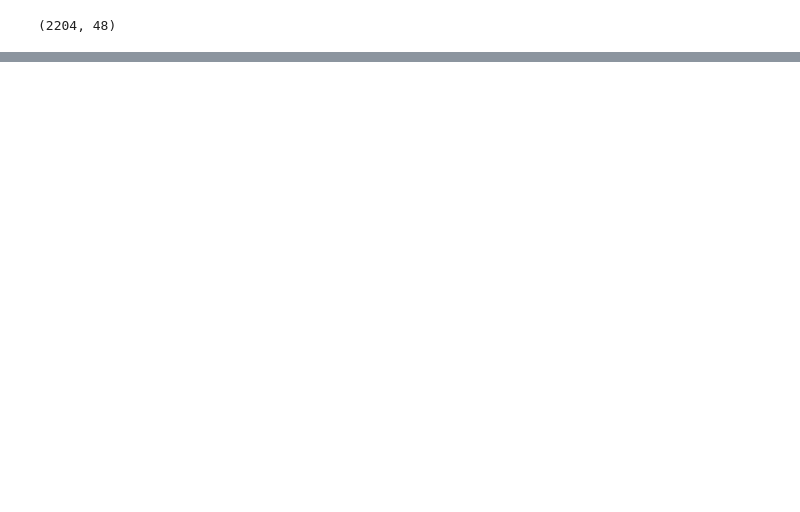
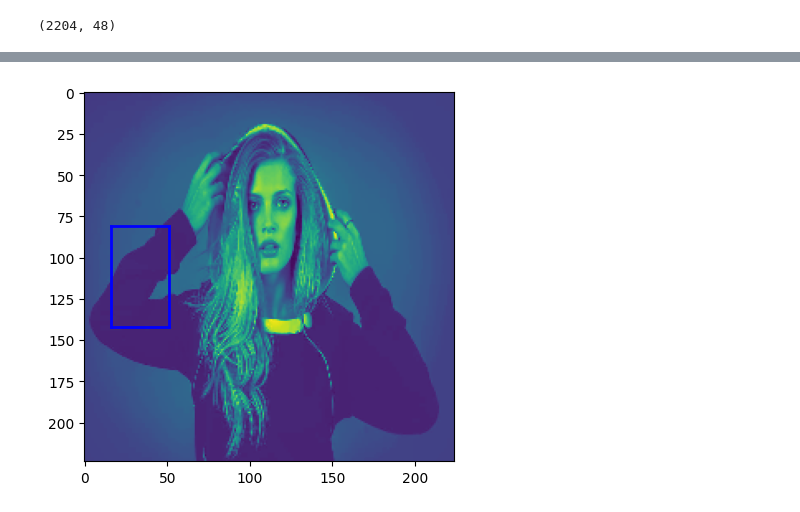
Before and after one commit to ChetanAIML/Capstone, a Jupyter notebook: Human_Face_Detection.ipynb, the cells around one changed output, grey strips where cells are left out. Saved outputs shown, nothing was run; the diff lists cells and outputs as text; code cells hidden in the pictures; blank space fills up the shorter version.

```diff
--- a/Human_Face_Detection.ipynb
+++ b/Human_Face_Detection.ipynb
@@ -324,5 +298,5 @@ model_2.compile(loss = 'binary_crossentropy',
                metrics = ['accuracy'])
 
 history_2 = model_2.fit(X_train, y_train, validation_data = (X_test, y_test),
-           batch_size = 8, epochs = 60, callbacks = [obj_detect_callback()])
+           batch_size = 8, epochs = 60, callbacks = early_stopping)
 # %% [output]
@@ -331,0 +356,3 @@ plot_loss_curves(history_2)
+# %%
+predict_face('test.jpg',model_2)
+# %% [output]
@@ -331,0 +360 @@ plot_loss_curves(history_2)
+[figure, added]
```
Also changed, not shown: parts of 15 cells of this notebook.
